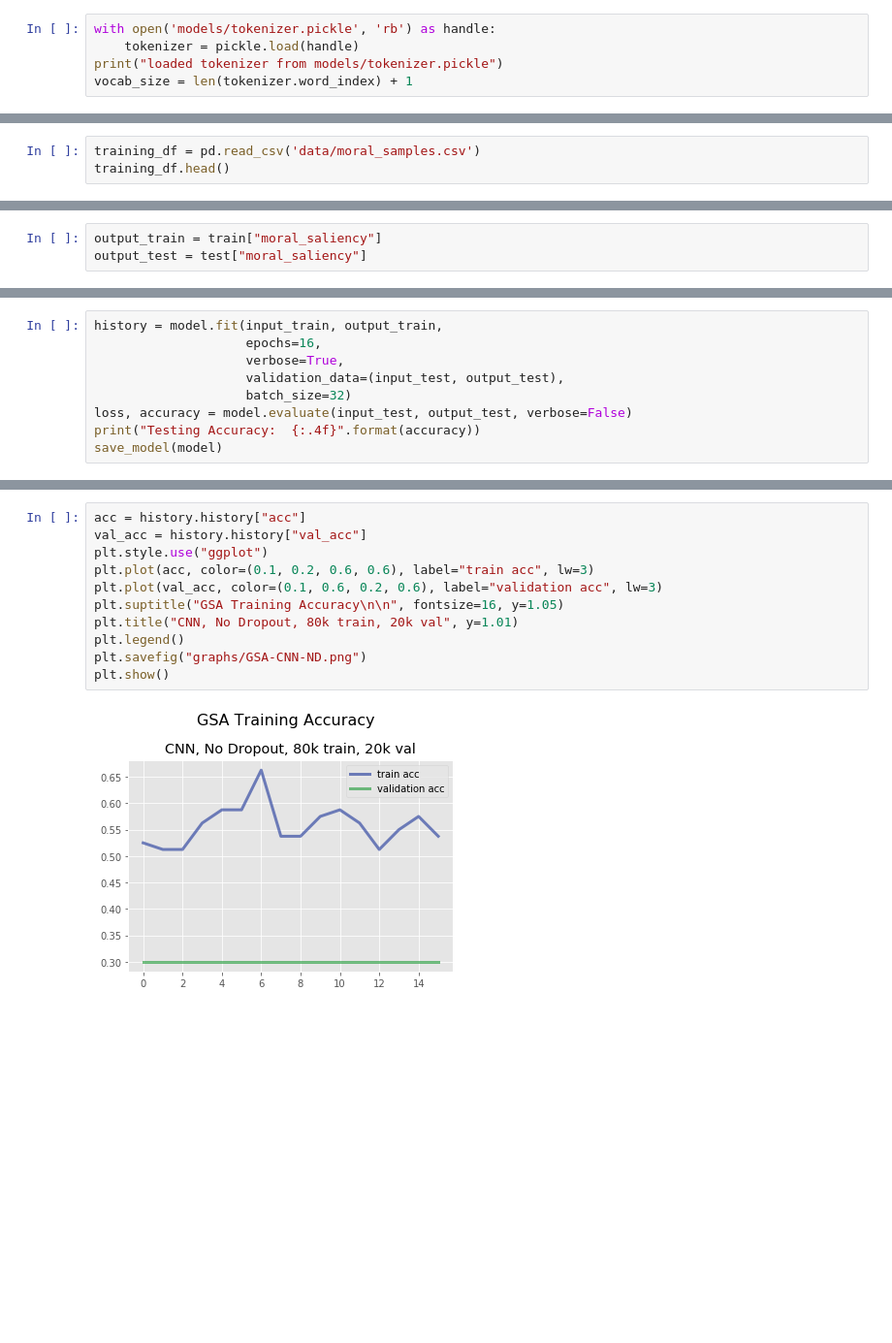
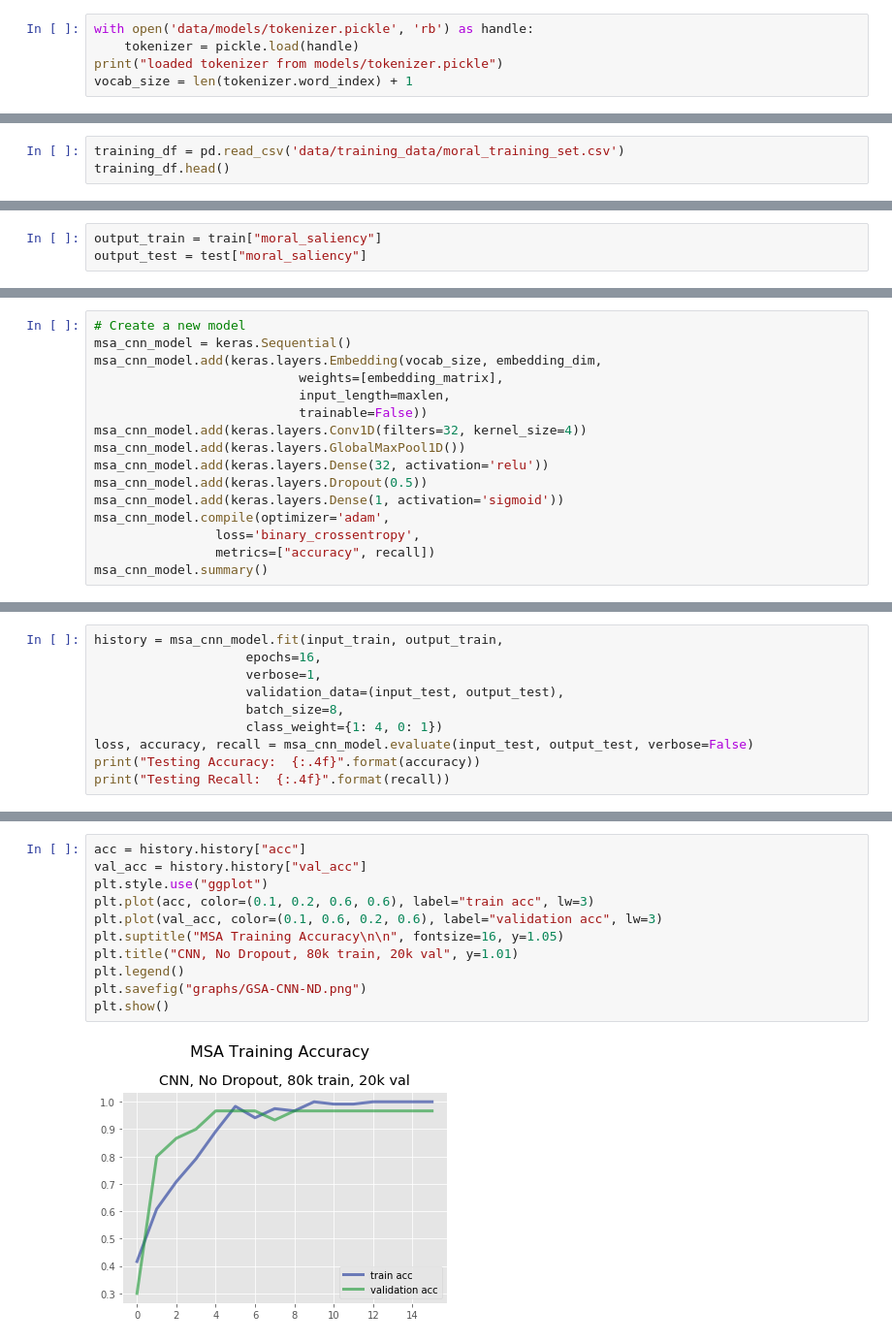
Before and after one commit to wlifferth/msc, a Jupyter notebook: MoralSentimentAnalysisCNN.ipynb, the cells around one changed output, grey strips where cells are left out. Shown: that part at 97% size. Cells and saved outputs as stored; diff of their text form; blank space fills up the shorter version.

Commit message:
Further work on modeling

```diff
--- a/MoralSentimentAnalysisCNN.ipynb
+++ b/MoralSentimentAnalysisCNN.ipynb
@@ -29,5 +42,5 @@ def save_model(model, model_path="models/MSA_cnn_model.json", weights_path="mode
 # %%
-with open('models/tokenizer.pickle', 'rb') as handle:
+with open('data/models/tokenizer.pickle', 'rb') as handle:
     tokenizer = pickle.load(handle)
 print("loaded tokenizer from models/tokenizer.pickle")
 vocab_size = len(tokenizer.word_index) + 1
@@ -36,5 +71,5 @@ loaded tokenizer from models/tokenizer.pickle
 # %%
-training_df = pd.read_csv('data/moral_samples.csv')
+training_df = pd.read_csv('data/training_data/moral_training_set.csv')
 training_df.head()
 # %% [output]
 |  | text | moral_saliency | moral_intrinsicality | notes |
@@ -137,0 +98,16 @@ model.compile(optimizer='adam',
+# %%
+# Create a new model
+msa_cnn_model = keras.Sequential()
+msa_cnn_model.add(keras.layers.Embedding(vocab_size, embedding_dim,
+                           weights=[embedding_matrix],
+                           input_length=maxlen,
+                           trainable=False))
+msa_cnn_model.add(keras.layers.Conv1D(filters=32, kernel_size=4))
+msa_cnn_model.add(keras.layers.GlobalMaxPool1D())
+msa_cnn_model.add(keras.layers.Dense(32, activation='relu'))
+msa_cnn_model.add(keras.layers.Dropout(0.5))
+msa_cnn_model.add(keras.layers.Dense(1, activation='sigmoid'))
+msa_cnn_model.compile(optimizer='adam',
+                loss='binary_crossentropy',
+                metrics=["accuracy", recall])
+msa_cnn_model.summary()
@@ -138,10 +134,11 @@ model.compile(optimizer='adam',
 # %%
-history = model.fit(input_train, output_train,
+history = msa_cnn_model.fit(input_train, output_train,
                     epochs=16,
-                    verbose=True,
+                    verbose=1,
                     validation_data=(input_test, output_test),
-                    batch_size=32)
-loss, accuracy = model.evaluate(input_test, output_test, verbose=False)
+                    batch_size=8,
+                    class_weight={1: 4, 0: 1})
+loss, accuracy, recall = msa_cnn_model.evaluate(input_test, output_test, verbose=False)
 print("Testing Accuracy:  {:.4f}".format(accuracy))
-save_model(model)
+print("Testing Recall:  {:.4f}".format(recall))
 # %% [output]
@@ -165,13 +169,13 @@ Saved model to models/MSA_cnn_model.json
 # %%
 acc = history.history["acc"]
 val_acc = history.history["val_acc"]
 plt.style.use("ggplot")
 plt.plot(acc, color=(0.1, 0.2, 0.6, 0.6), label="train acc", lw=3)
 plt.plot(val_acc, color=(0.1, 0.6, 0.2, 0.6), label="validation acc", lw=3)
-plt.suptitle("GSA Training Accuracy\n\n", fontsize=16, y=1.05)
+plt.suptitle("MSA Training Accuracy\n\n", fontsize=16, y=1.05)
 plt.title("CNN, No Dropout, 80k train, 20k val", y=1.01)
 plt.legend()
 plt.savefig("graphs/GSA-CNN-ND.png")
 plt.show()
 # %% [output]
-[figure, old version]
+[figure, new version]
```
Also changed, not shown: parts of 32 cells of this notebook, 2 other files.
